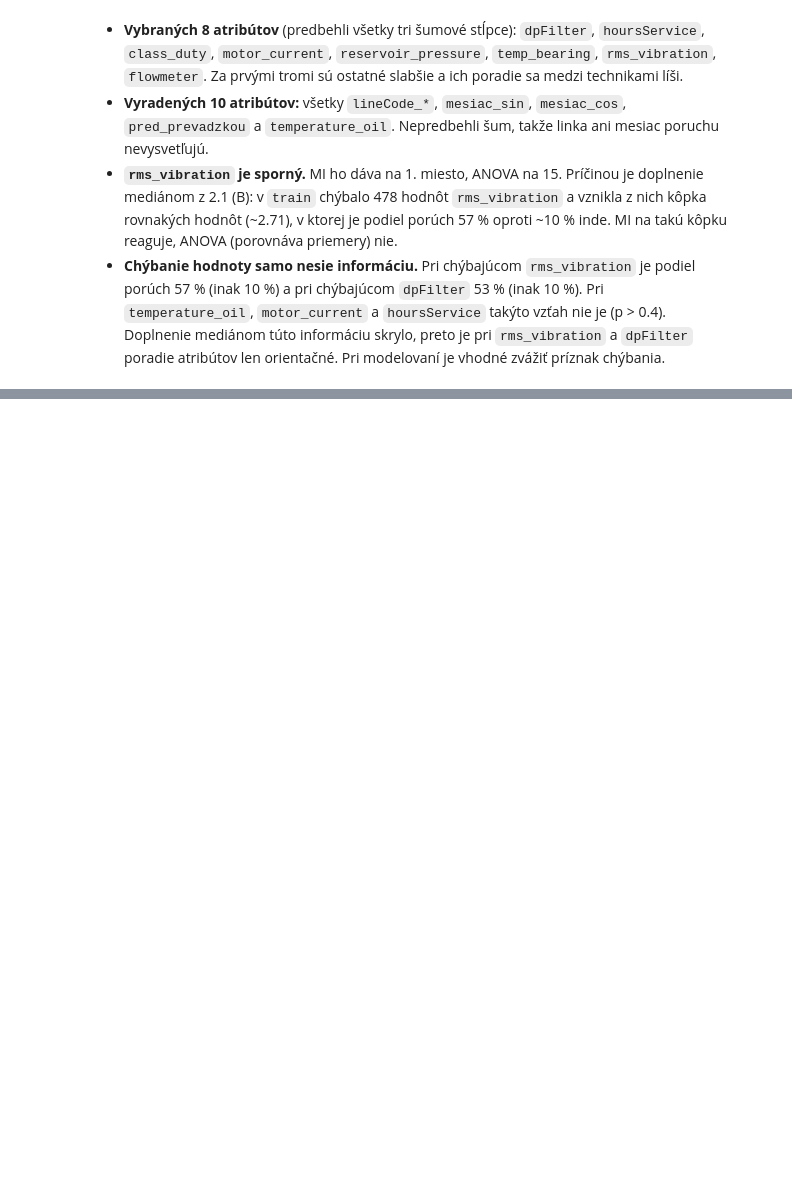
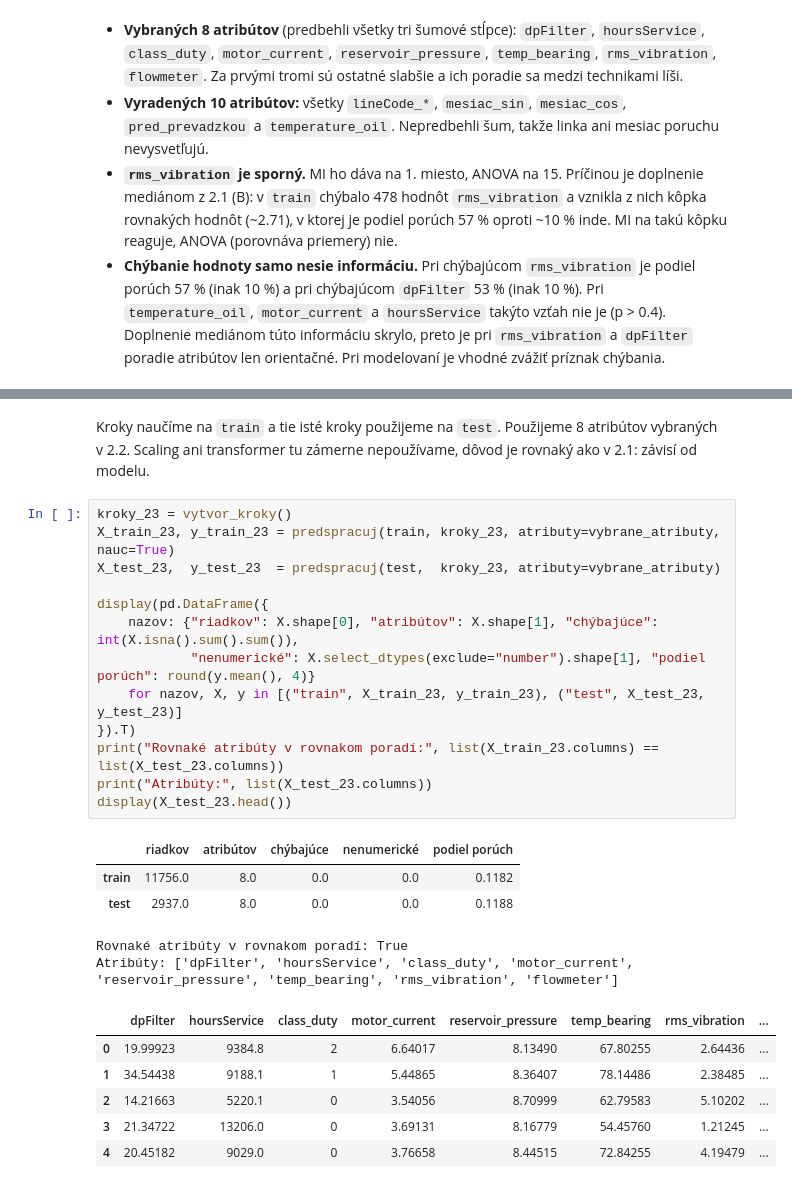
Before and after one commit to deno555/iau_projekt, a Jupyter notebook: IAU_projekt.ipynb, the cells around one changed output, grey strips where cells are left out. Saved outputs shown, nothing was run; the diff lists cells and outputs as text; blank space fills up the shorter version.

```diff
--- a/IAU_projekt.ipynb
+++ b/IAU_projekt.ipynb
@@ -1527,0 +1574,27 @@ hoursService     chýba  599 | podiel porúch: ak chýba 0.107, ak nechýba 0.11
+# %% [markdown]
+Kroky naučíme na `train` a tie isté kroky použijeme na `test`. Použijeme 8 atribútov vybraných v 2.2. Scaling ani transformer tu zámerne nepoužívame, dôvod je rovnaký ako v 2.1: závisí od modelu.
+# %%
+kroky_23 = vytvor_kroky()
+X_train_23, y_train_23 = predspracuj(train, kroky_23, atributy=vybrane_atributy, nauc=True)
+X_test_23,  y_test_23  = predspracuj(test,  kroky_23, atributy=vybrane_atributy)
+
+display(pd.DataFrame({
+    nazov: {"riadkov": X.shape[0], "atribútov": X.shape[1], "chýbajúce": int(X.isna().sum().sum()),
+            "nenumerické": X.select_dtypes(exclude="number").shape[1], "podiel porúch": round(y.mean(), 4)}
+    for nazov, X, y in [("train", X_train_23, y_train_23), ("test", X_test_23, y_test_23)]
+}).T)
+print("Rovnaké atribúty v rovnakom poradí:", list(X_train_23.columns) == list(X_test_23.columns))
+print("Atribúty:", list(X_test_23.columns))
+display(X_test_23.head())
+# %% [output]
+|  | riadkov | atribútov | chýbajúce | nenumerické | podiel porúch |
+| train | 11756.0 | 8.0 | 0.0 | 0.0 | 0.1182 |
+| test | 2937.0 | 8.0 | 0.0 | 0.0 | 0.1188 |
+Rovnaké atribúty v rovnakom poradí: True
+Atribúty: ['dpFilter', 'hoursService', 'class_duty', 'motor_current', 'reservoir_pressure', 'temp_bearing', 'rms_vibration', 'flowmeter']
+|  | dpFilter | hoursService | class_duty | motor_current | reservoir_pressure | temp_bearing | rms_vibration | ... |
+| 0 | 19.99923 | 9384.8 | 2 | 6.64017 | 8.13490 | 67.80255 | 2.64436 | ... |
+| 1 | 34.54438 | 9188.1 | 1 | 5.44865 | 8.36407 | 78.14486 | 2.38485 | ... |
+| 2 | 14.21663 | 5220.1 | 0 | 3.54056 | 8.70999 | 62.79583 | 5.10202 | ... |
+| 3 | 21.34722 | 13206.0 | 0 | 3.69131 | 8.16779 | 54.45760 | 1.21245 | ... |
+| 4 | 20.45182 | 9029.0 | 0 | 3.76658 | 8.44515 | 72.84255 | 4.19479 | ... |
```
Also changed, not shown: parts of 9 cells of this notebook, 2 other files.
